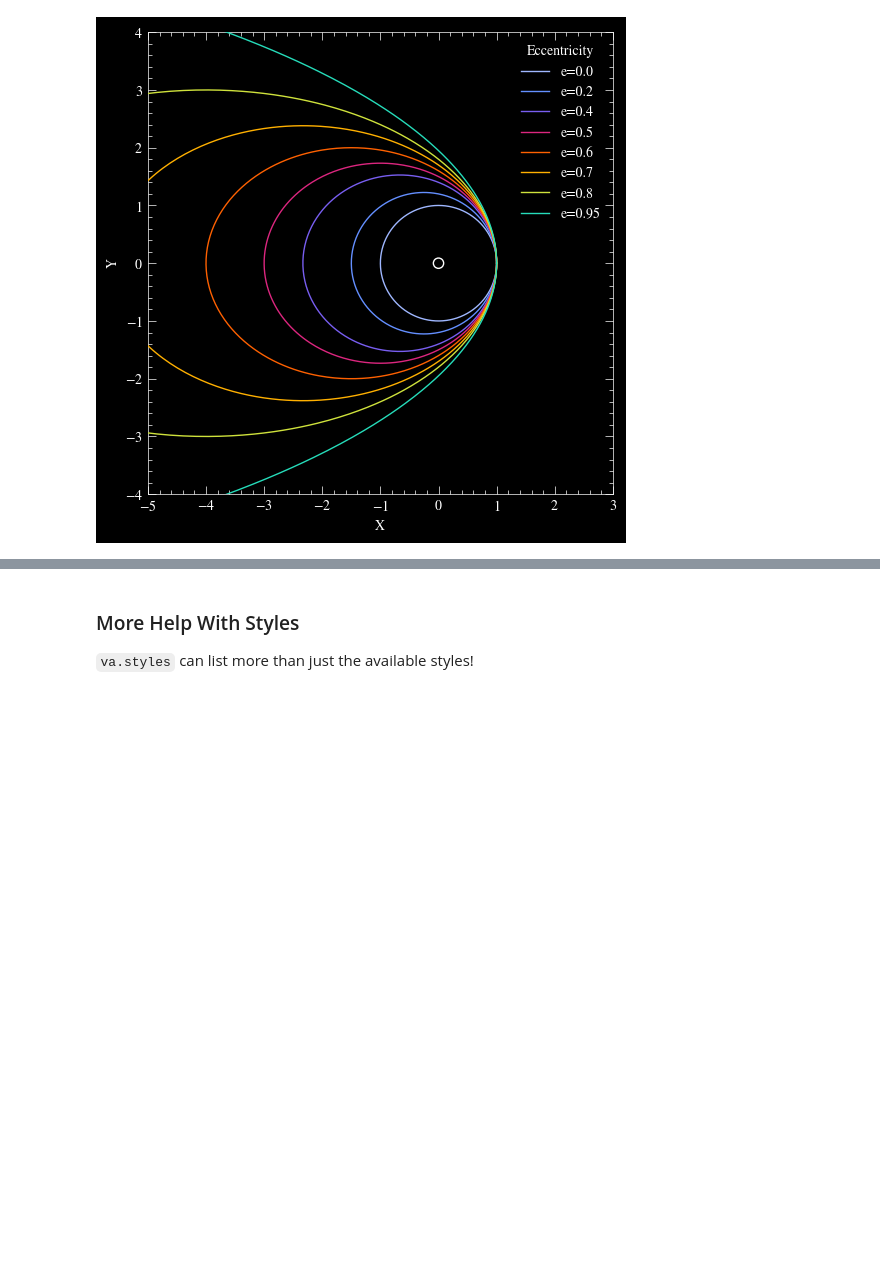
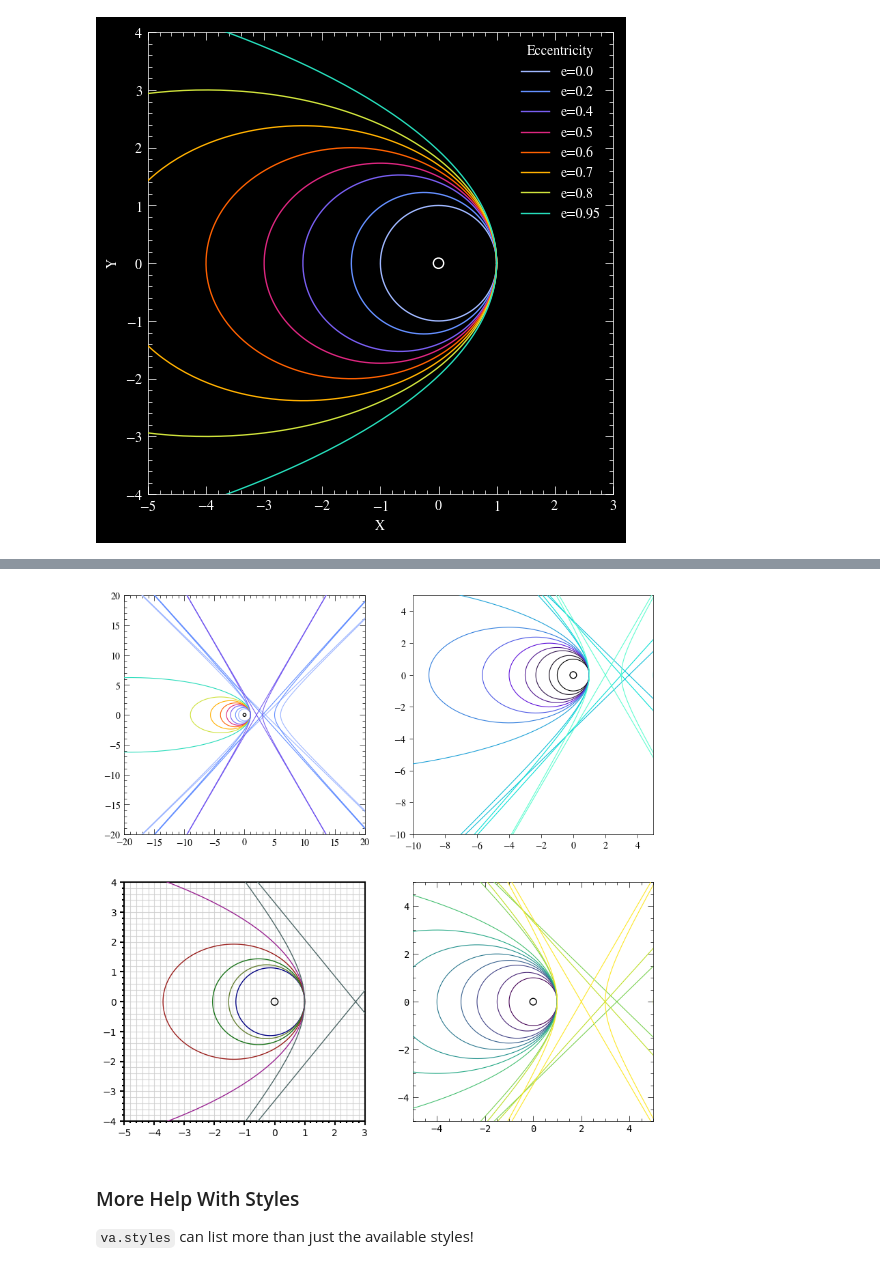
Before and after one commit to elkogerville/VisualAstro, a Jupyter notebook: examples/style_guide.ipynb, the cells around one changed output, grey strips where cells are left out. Drawn from its saved outputs; the diff is of its cells as text; code cells hidden in the pictures; blank space fills up the shorter version.

```diff
--- a/examples/style_guide.ipynb
+++ b/examples/style_guide.ipynb
@@ -154,3 +135,29 @@ with plt.style.context(['courier-new', 'full']):
+# %%
+fig = plt.figure(figsize=(10, 10))
+gs = fig.add_gridspec(2, 2)
+
+with plt.style.context(['full', 'stix']):
+    ax1 = fig.add_subplot(gs[0, 0])
+    va.scatter(0, 0, color='k', fc='none', s=10, ax=ax1)
+    va.plot(x_vals, y_vals, limits=20, color='astro_seq', ax=ax1)
+
+with plt.style.context(['minimal', 'stix']):
+    ax2 = fig.add_subplot(gs[0, 1])
+    va.scatter(0, 0, color='k', fc='none', s=50, ax=ax2)
+    va.plot(x_vals, y_vals, limits=[-10, 5], color=11, cmap='cosmic', ax=ax2)
+
+
+with plt.style.context(['thorlabs']):
+    ax3 = fig.add_subplot(gs[1, 0])
+    va.plot_colorset('cardstock_dark', ax=ax3, legend=False)
+
+with plt.style.context(['full', 'courier']):
+    ax4 = fig.add_subplot(gs[1, 1])
+    va.scatter(0, 0, color='k', fc='none', s=50, ax=ax4)
+    va.plot(x_vals, y_vals, lim=5, color=11, cmap='viridis', ax=ax4)
+plt.show()
+# %% [output]
+[figure, added]
 # %% [markdown]
 ### More Help With Styles
 
```
Also changed, not shown: parts of 2 cells of this notebook.
